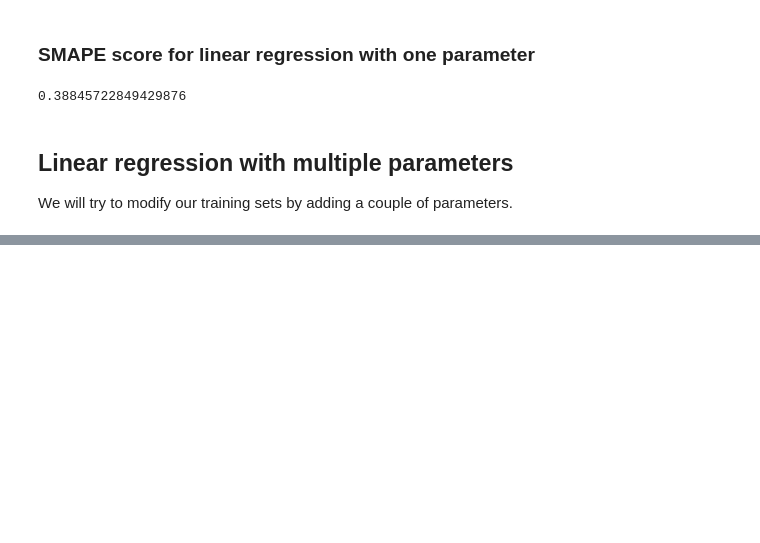
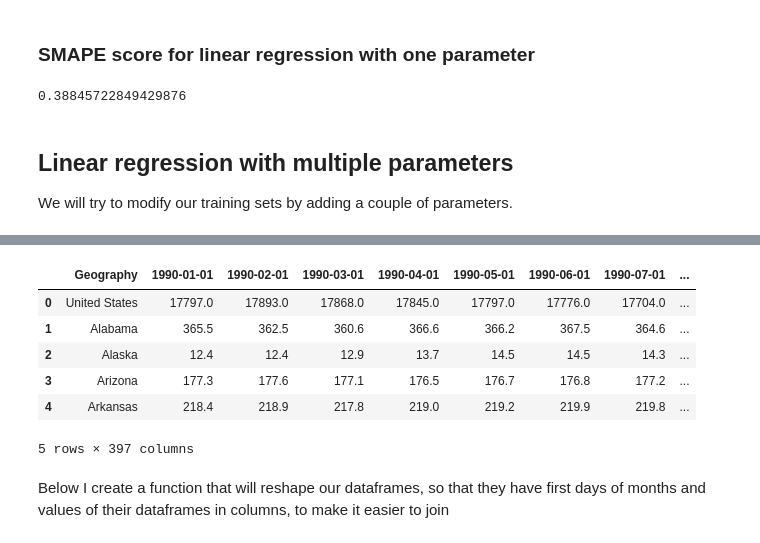
Before and after one commit to vroobelle93/03_GoDaddy, a Jupyter notebook: godaddy1.ipynb, the cells around one changed output, grey strips where cells are left out. Saved outputs shown, nothing was run; the diff lists cells and outputs as text; code cells hidden in the pictures; blank space fills up the shorter version.

Commit message:
Created function to reshape DataFrames, gathered more training data

```diff
--- a/godaddy1.ipynb
+++ b/godaddy1.ipynb
@@ -395,0 +408,24 @@ lin_reg_multiple_parameters_df['first_day_of_month'] = [datetime.datetime.toordi
+# %%
+# Create DF with additional data from csv files, containing several indicators for each state per month.
+# Values are in millions or thousands, so this will have to be divided by population in particular state.
+# Or no, I will do it when I find it - for now let's assume we are ok with those numbers
+manufacturing_employment_data = pd.read_csv('data/all_indicators-all_data/manufacturing_employment_raw_in_thousands.csv')
+private_employment_data = pd.read_csv('data/all_indicators-all_data/private_employment_raw_in_thousands.csv')
+public_employment_data = pd.read_csv('data/all_indicators-all_data/public_employment_raw_in_thousands.csv')
+retail_employment_data = pd.read_csv('data/all_indicators-all_data/retail_trade_employment_raw_in_thousands.csv')
+total_employment_data = pd.read_csv('data/all_indicators-all_data/total_employment_raw_in_thousands.csv')
+# The one below shows rate of unemployment, so it will not be divided by population
+unemployment_rate_data = pd.read_csv('data/all_indicators-all_data/unemployment_rate_raw.csv')
+
+# Sample head:
+manufacturing_employment_data.head()
+# %% [output]
+|  | Geography | 1990-01-01 | 1990-02-01 | 1990-03-01 | 1990-04-01 | 1990-05-01 | 1990-06-01 | 1990-07-01 | ... |
+| 0 | United States | 17797.0 | 17893.0 | 17868.0 | 17845.0 | 17797.0 | 17776.0 | 17704.0 | ... |
+| 1 | Alabama | 365.5 | 362.5 | 360.6 | 366.6 | 366.2 | 367.5 | 364.6 | ... |
+| 2 | Alaska | 12.4 | 12.4 | 12.9 | 13.7 | 14.5 | 14.5 | 14.3 | ... |
+| 3 | Arizona | 177.3 | 177.6 | 177.1 | 176.5 | 176.7 | 176.8 | 177.2 | ... |
+| 4 | Arkansas | 218.4 | 218.9 | 217.8 | 219.0 | 219.2 | 219.9 | 219.8 | ... |
+5 rows × 397 columns
+# %% [markdown]
+Below I create a function that will reshape our dataframes, so that they have first days of months and values of their dataframes in columns, to make it easier to join
```
Also changed, not shown: parts of 5 cells of this notebook.
